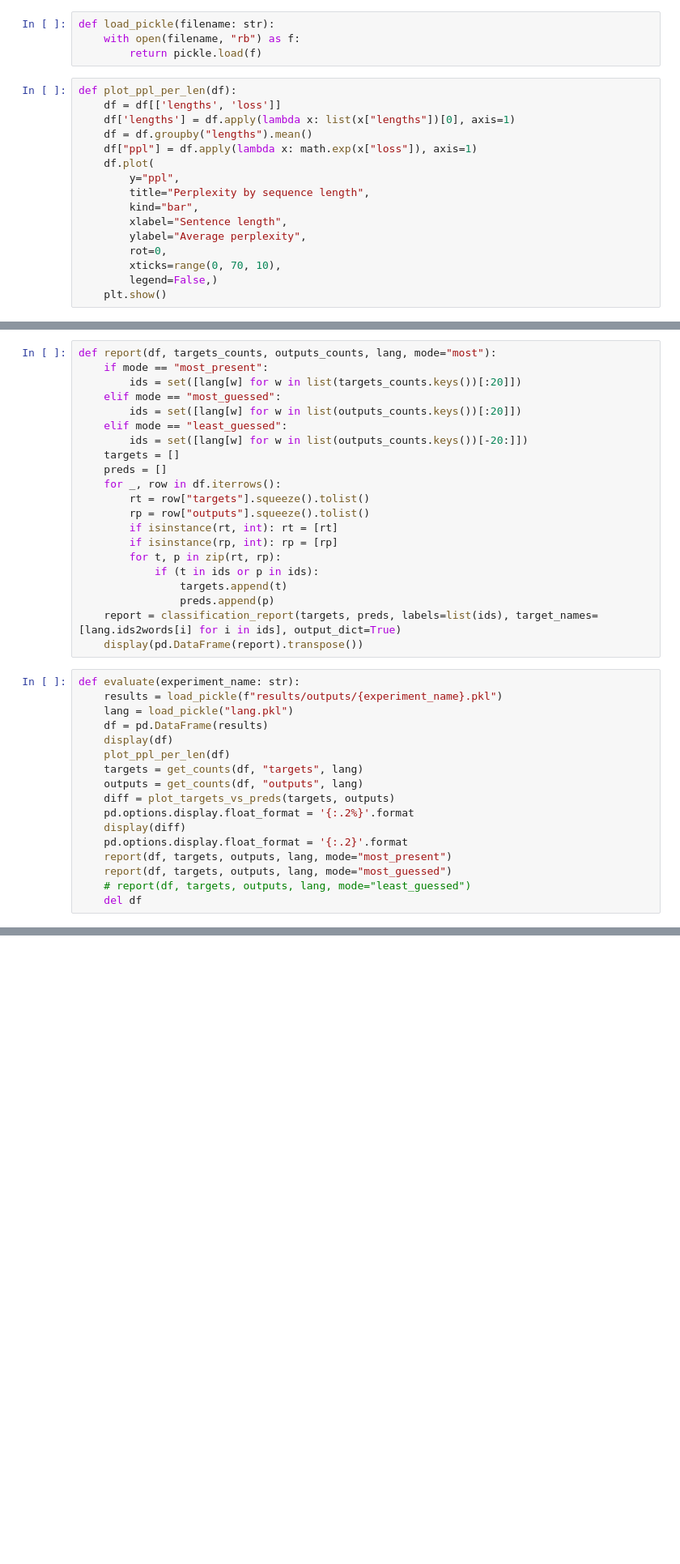
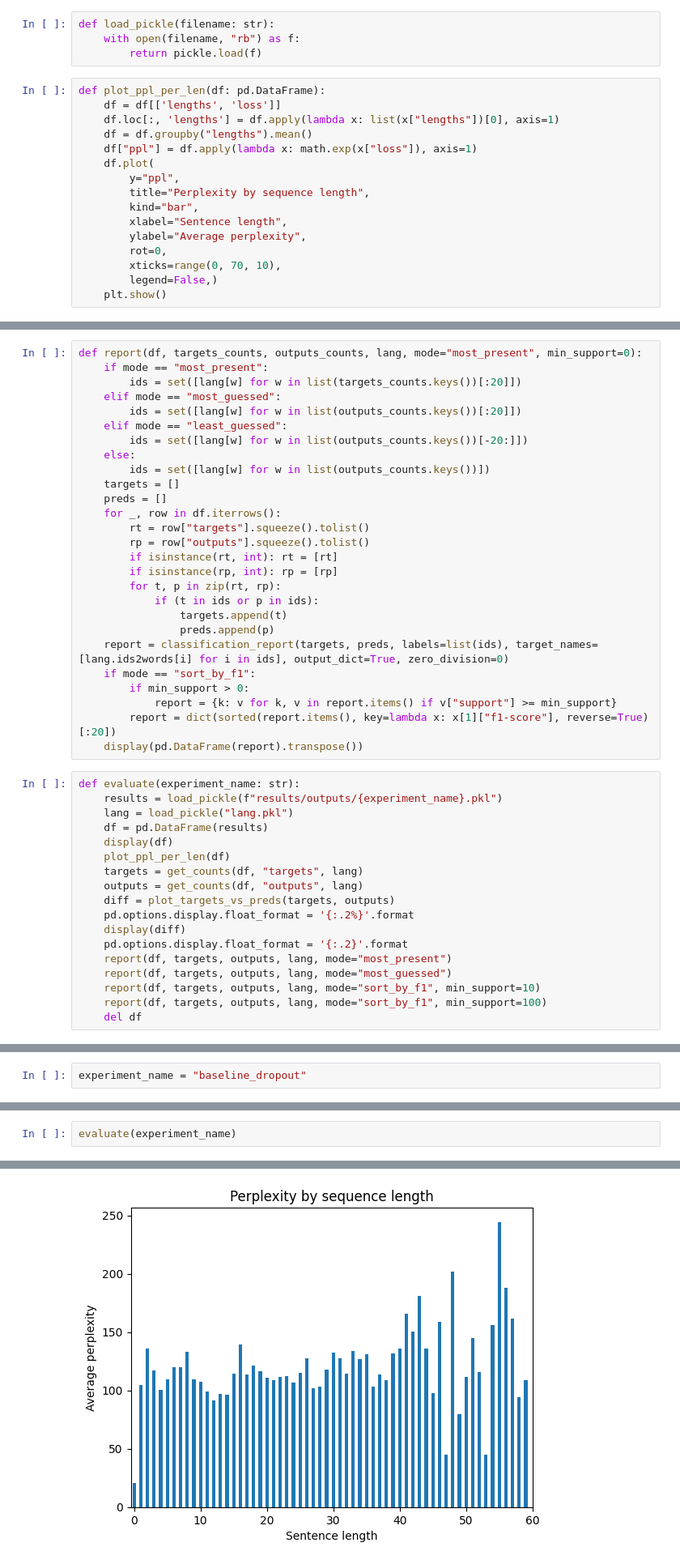
Before and after one commit to filippodaniotti/NLU-UniTN-2022, a Jupyter notebook: project/notebooks/results_analysis.ipynb, the cells around one changed output, grey strips where cells are left out. Shown at 81% size. Drawn from its saved outputs; the diff is of its cells as text; blank space fills up the shorter version.

```diff
--- a/project/notebooks/results_analysis.ipynb
+++ b/project/notebooks/results_analysis.ipynb
@@ -31,9 +31,9 @@ def load_pickle(filename: str):
     with open(filename, "rb") as f:
         return pickle.load(f)
 # %%
-def plot_ppl_per_len(df):
+def plot_ppl_per_len(df: pd.DataFrame):
     df = df[['lengths', 'loss']]
-    df['lengths'] = df.apply(lambda x: list(x["lengths"])[0], axis=1)
+    df.loc[:, 'lengths'] = df.apply(lambda x: list(x["lengths"])[0], axis=1)
     df = df.groupby("lengths").mean()
     df["ppl"] = df.apply(lambda x: math.exp(x["loss"]), axis=1)
     df.plot(
@@ -77,13 +77,15 @@ def plot_targets_vs_preds(targets, preds):
     targets_df["pred_freq"] = targets_df["pred_count"] / total
     return targets_df
 # %%
-def report(df, targets_counts, outputs_counts, lang, mode="most"):
+def report(df, targets_counts, outputs_counts, lang, mode="most_present", min_support=0):
     if mode == "most_present":
         ids = set([lang[w] for w in list(targets_counts.keys())[:20]])
     elif mode == "most_guessed":
         ids = set([lang[w] for w in list(outputs_counts.keys())[:20]])
     elif mode == "least_guessed":
         ids = set([lang[w] for w in list(outputs_counts.keys())[-20:]])
+    else:
+        ids = set([lang[w] for w in list(outputs_counts.keys())])
     targets = []
     preds = []
     for _, row in df.iterrows():
@@ -95,7 +97,11 @@ def report(df, targets_counts, outputs_counts, lang, mode="most"):
             if (t in ids or p in ids):
                 targets.append(t)
                 preds.append(p)
-    report = classification_report(targets, preds, labels=list(ids), target_names=[lang.ids2words[i] for i in ids], output_dict=True)
+    report = classification_report(targets, preds, labels=list(ids), target_names=[lang.ids2words[i] for i in ids], output_dict=True, zero_division=0)
+    if mode == "sort_by_f1":
+        if min_support > 0:
+            report = {k: v for k, v in report.items() if v["support"] >= min_support}
+        report = dict(sorted(report.items(), key=lambda x: x[1]["f1-score"], reverse=True)[:20])
     display(pd.DataFrame(report).transpose())
 # %%
 def evaluate(experiment_name: str):
@@ -112,5 +118,6 @@ def evaluate(experiment_name: str):
     pd.options.display.float_format = '{:.2}'.format
     report(df, targets, outputs, lang, mode="most_present")
     report(df, targets, outputs, lang, mode="most_guessed")
-    # report(df, targets, outputs, lang, mode="least_guessed")
+    report(df, targets, outputs, lang, mode="sort_by_f1", min_support=10)
+    report(df, targets, outputs, lang, mode="sort_by_f1", min_support=100)
     del df
@@ -116,0 +126,2 @@ def evaluate(experiment_name: str):
+# %%
+experiment_name = "baseline_dropout"
@@ -116,0 +154,3 @@ def evaluate(experiment_name: str):
+# %%
+evaluate(experiment_name)
+# %% [output]
@@ -116,0 +170 @@ def evaluate(experiment_name: str):
+[figure, added]
```
Also changed, not shown: parts of 12 cells of this notebook, 2 other files.
